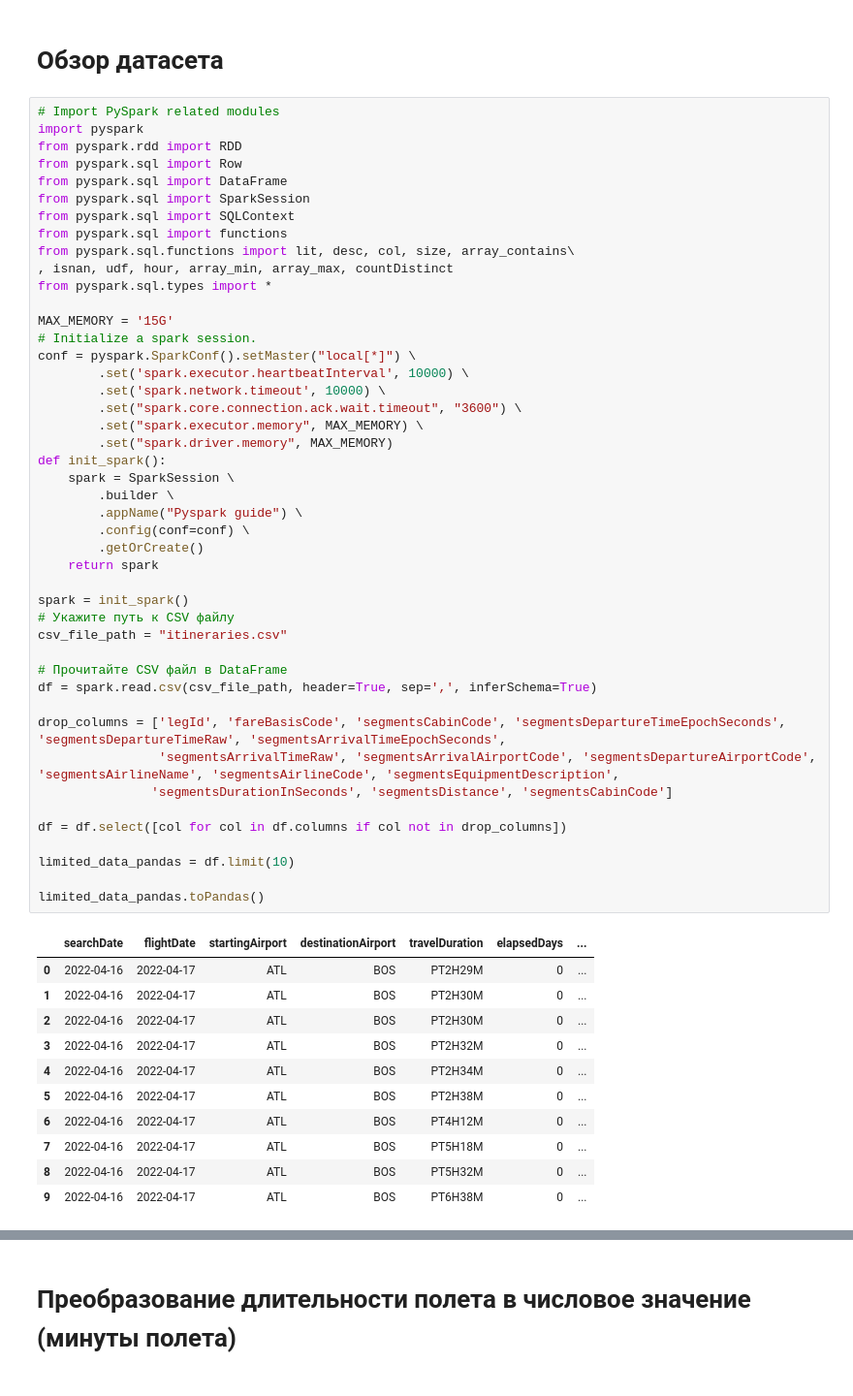
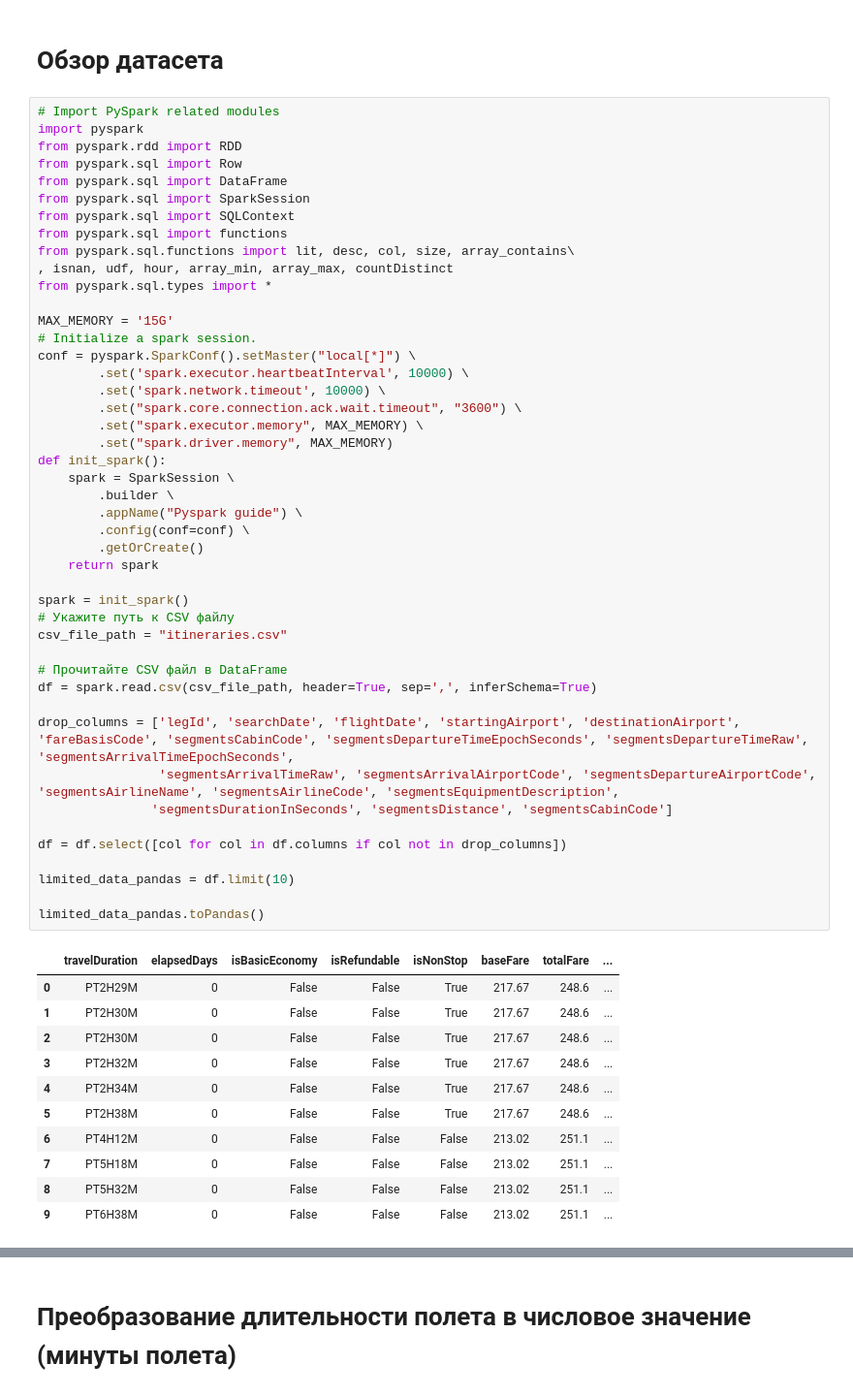
Before and after one commit to Scorpion259/SOBDLab1, a Jupyter notebook: Lab1.ipynb, the cells around one changed output, grey strips where cells are left out. Shown at 97% size. Cells and saved outputs as stored; diff of their text form.

```diff
--- a/Lab1.ipynb
+++ b/Lab1.ipynb
@@ -48,42 +48,42 @@ MAX_MEMORY = '15G'
 conf = pyspark.SparkConf().setMaster("local[*]") \
         .set('spark.executor.heartbeatInterval', 10000) \
         .set('spark.network.timeout', 10000) \
         .set("spark.core.connection.ack.wait.timeout", "3600") \
         .set("spark.executor.memory", MAX_MEMORY) \
         .set("spark.driver.memory", MAX_MEMORY)
 def init_spark():
     spark = SparkSession \
         .builder \
         .appName("Pyspark guide") \
         .config(conf=conf) \
         .getOrCreate()
     return spark
 
 spark = init_spark()
 # Укажите путь к CSV файлу
 csv_file_path = "itineraries.csv"
 
 # Прочитайте CSV файл в DataFrame
 df = spark.read.csv(csv_file_path, header=True, sep=',', inferSchema=True)
 
-drop_columns = ['legId', 'fareBasisCode', 'segmentsCabinCode', 'segmentsDepartureTimeEpochSeconds', 'segmentsDepartureTimeRaw', 'segmentsArrivalTimeEpochSeconds',
+drop_columns = ['legId', 'searchDate', 'flightDate', 'startingAirport', 'destinationAirport', 'fareBasisCode', 'segmentsCabinCode', 'segmentsDepartureTimeEpochSeconds', 'segmentsDepartureTimeRaw', 'segmentsArrivalTimeEpochSeconds',
                 'segmentsArrivalTimeRaw', 'segmentsArrivalAirportCode', 'segmentsDepartureAirportCode', 'segmentsAirlineName', 'segmentsAirlineCode', 'segmentsEquipmentDescription',
                'segmentsDurationInSeconds', 'segmentsDistance', 'segmentsCabinCode']
 
 df = df.select([col for col in df.columns if col not in drop_columns])
 
 limited_data_pandas = df.limit(10)
 
 limited_data_pandas.toPandas()
 # %% [output]
-|  | searchDate | flightDate | startingAirport | destinationAirport | travelDuration | elapsedDays | ... |
-| 0 | 2022-04-16 | 2022-04-17 | ATL | BOS | PT2H29M | 0 | ... |
-| 1 | 2022-04-16 | 2022-04-17 | ATL | BOS | PT2H30M | 0 | ... |
-| 2 | 2022-04-16 | 2022-04-17 | ATL | BOS | PT2H30M | 0 | ... |
-| 3 | 2022-04-16 | 2022-04-17 | ATL | BOS | PT2H32M | 0 | ... |
-| 4 | 2022-04-16 | 2022-04-17 | ATL | BOS | PT2H34M | 0 | ... |
-| 5 | 2022-04-16 | 2022-04-17 | ATL | BOS | PT2H38M | 0 | ... |
-| 6 | 2022-04-16 | 2022-04-17 | ATL | BOS | PT4H12M | 0 | ... |
-| 7 | 2022-04-16 | 2022-04-17 | ATL | BOS | PT5H18M | 0 | ... |
-| 8 | 2022-04-16 | 2022-04-17 | ATL | BOS | PT5H32M | 0 | ... |
-| 9 | 2022-04-16 | 2022-04-17 | ATL | BOS | PT6H38M | 0 | ... |
+|  | travelDuration | elapsedDays | isBasicEconomy | isRefundable | isNonStop | baseFare | totalFare | ... |
+| 0 | PT2H29M | 0 | False | False | True | 217.67 | 248.6 | ... |
+| 1 | PT2H30M | 0 | False | False | True | 217.67 | 248.6 | ... |
+| 2 | PT2H30M | 0 | False | False | True | 217.67 | 248.6 | ... |
+| 3 | PT2H32M | 0 | False | False | True | 217.67 | 248.6 | ... |
+| 4 | PT2H34M | 0 | False | False | True | 217.67 | 248.6 | ... |
+| 5 | PT2H38M | 0 | False | False | True | 217.67 | 248.6 | ... |
+| 6 | PT4H12M | 0 | False | False | False | 213.02 | 251.1 | ... |
+| 7 | PT5H18M | 0 | False | False | False | 213.02 | 251.1 | ... |
+| 8 | PT5H32M | 0 | False | False | False | 213.02 | 251.1 | ... |
+| 9 | PT6H38M | 0 | False | False | False | 213.02 | 251.1 | ... |
```
Also changed, not shown: parts of 31 cells of this notebook.
